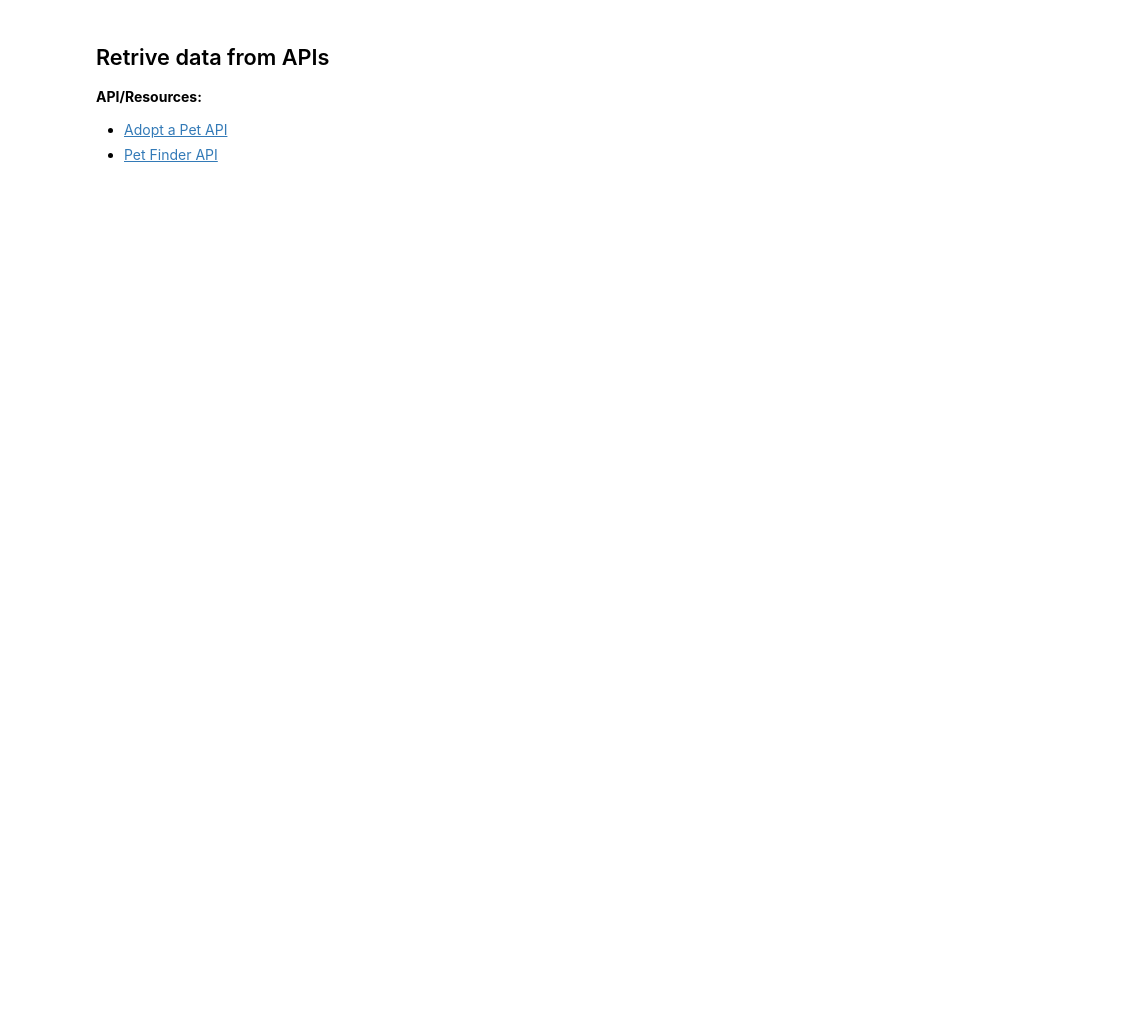
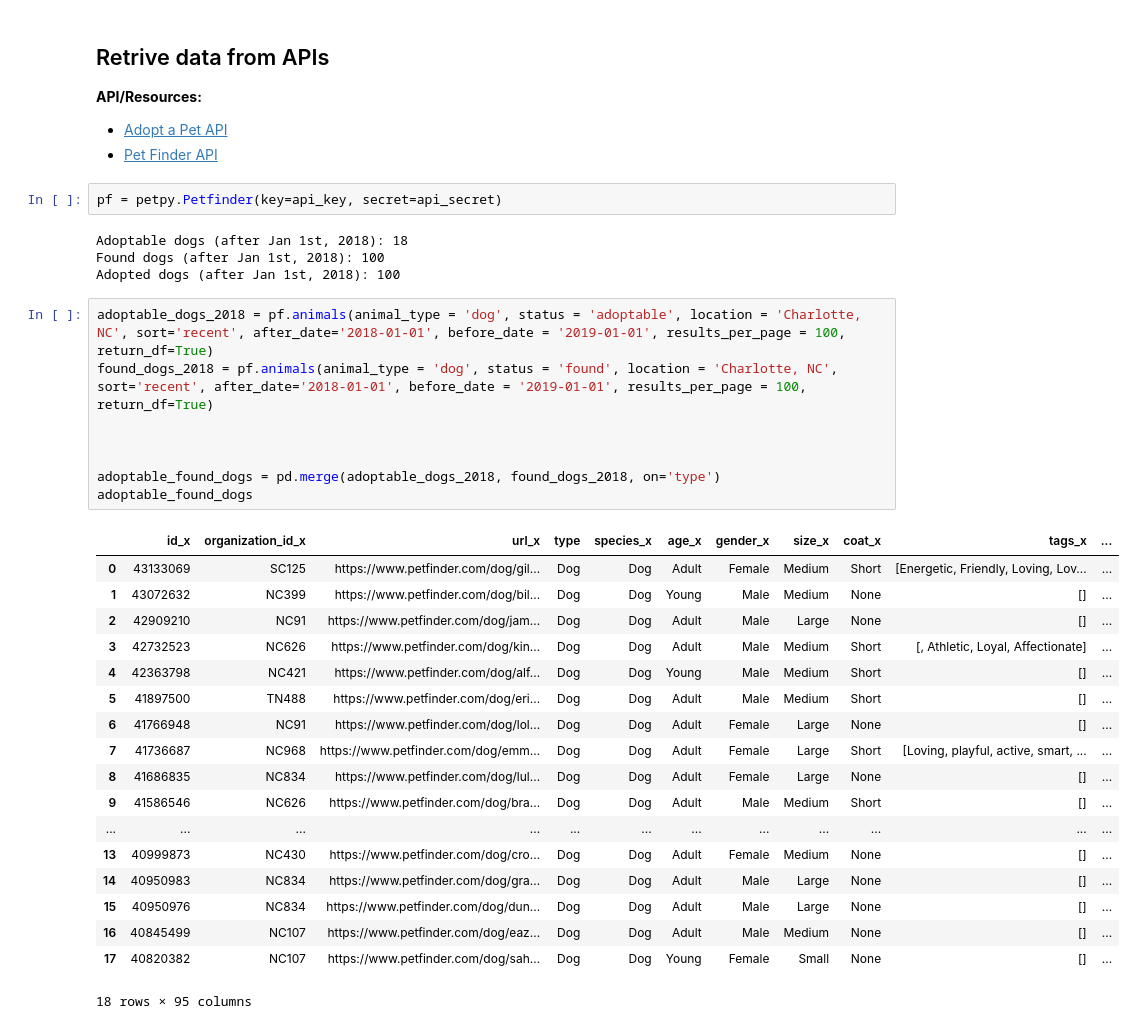
Before and after one commit to asosatrejo/pet-adoption-analysis, a Jupyter notebook: Location-Analysis.ipynb, the cells around one changed output. Drawn from its saved outputs; the diff is of its cells as text; blank space fills up the shorter version.

```diff
--- a/Location-Analysis.ipynb
+++ b/Location-Analysis.ipynb
@@ -13,3 +16,36 @@ from config import api_secret as api_secret
 **API/Resources:**
 - [Adopt a Pet API](https://www.adoptapet.com/public/apis/pet_list.html)
 - [Pet Finder API](https://www.petfinder.com/developers/)
+# %%
+pf = petpy.Petfinder(key=api_key, secret=api_secret)
+# %% [output]
+Adoptable dogs (after Jan 1st, 2018): 18
+Found dogs (after Jan 1st, 2018): 100
+Adopted dogs (after Jan 1st, 2018): 100
+# %%
+adoptable_dogs_2018 = pf.animals(animal_type = 'dog', status = 'adoptable', location = 'Charlotte, NC', sort='recent', after_date='2018-01-01', before_date = '2019-01-01', results_per_page = 100, return_df=True)
+found_dogs_2018 = pf.animals(animal_type = 'dog', status = 'found', location = 'Charlotte, NC', sort='recent', after_date='2018-01-01', before_date = '2019-01-01', results_per_page = 100, return_df=True)
+
+
+
+adoptable_found_dogs = pd.merge(adoptable_dogs_2018, found_dogs_2018, on='type')
+adoptable_found_dogs
+# %% [output]
+|  | id_x | organization_id_x | url_x | type | species_x | age_x | gender_x | size_x | coat_x | tags_x | ... |
+| 0 | 43133069 | SC125 | https://www.petfinder.com/dog/gil... | Dog | Dog | Adult | Female | Medium | Short | [Energetic, Friendly, Loving, Lov... | ... |
+| 1 | 43072632 | NC399 | https://www.petfinder.com/dog/bil... | Dog | Dog | Young | Male | Medium | None | [] | ... |
+| 2 | 42909210 | NC91 | https://www.petfinder.com/dog/jam... | Dog | Dog | Adult | Male | Large | None | [] | ... |
+| 3 | 42732523 | NC626 | https://www.petfinder.com/dog/kin... | Dog | Dog | Adult | Male | Medium | Short | [, Athletic, Loyal, Affectionate] | ... |
+| 4 | 42363798 | NC421 | https://www.petfinder.com/dog/alf... | Dog | Dog | Young | Male | Medium | Short | [] | ... |
+| 5 | 41897500 | TN488 | https://www.petfinder.com/dog/eri... | Dog | Dog | Adult | Male | Medium | Short | [] | ... |
+| 6 | 41766948 | NC91 | https://www.petfinder.com/dog/lol... | Dog | Dog | Adult | Female | Large | None | [] | ... |
+| 7 | 41736687 | NC968 | https://www.petfinder.com/dog/emm... | Dog | Dog | Adult | Female | Large | Short | [Loving, playful, active, smart, ... | ... |
+| 8 | 41686835 | NC834 | https://www.petfinder.com/dog/lul... | Dog | Dog | Adult | Female | Large | None | [] | ... |
+| 9 | 41586546 | NC626 | https://www.petfinder.com/dog/bra... | Dog | Dog | Adult | Male | Medium | Short | [] | ... |
+| ... | ... | ... | ... | ... | ... | ... | ... | ... | ... | ... | ... |
+| 13 | 40999873 | NC430 | https://www.petfinder.com/dog/cro... | Dog | Dog | Adult | Female | Medium | None | [] | ... |
+| 14 | 40950983 | NC834 | https://www.petfinder.com/dog/gra... | Dog | Dog | Adult | Male | Large | None | [] | ... |
+| 15 | 40950976 | NC834 | https://www.petfinder.com/dog/dun... | Dog | Dog | Adult | Male | Large | None | [] | ... |
+| 16 | 40845499 | NC107 | https://www.petfinder.com/dog/eaz... | Dog | Dog | Adult | Male | Medium | None | [] | ... |
+| 17 | 40820382 | NC107 | https://www.petfinder.com/dog/sah... | Dog | Dog | Young | Female | Small | None | [] | ... |
+18 rows × 95 columns
```
Also changed, not shown: parts of 4 cells of this notebook, 3 other files.
